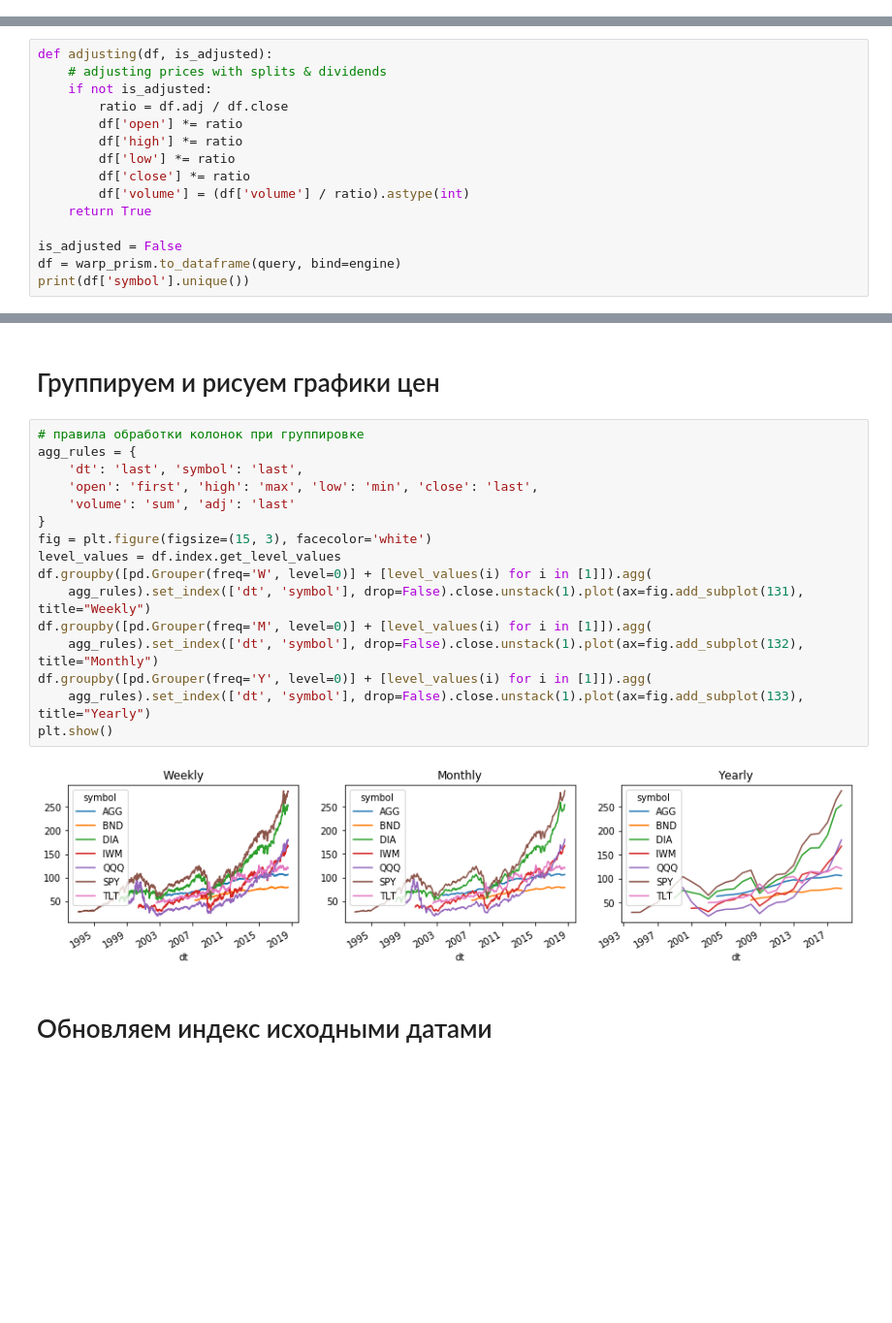
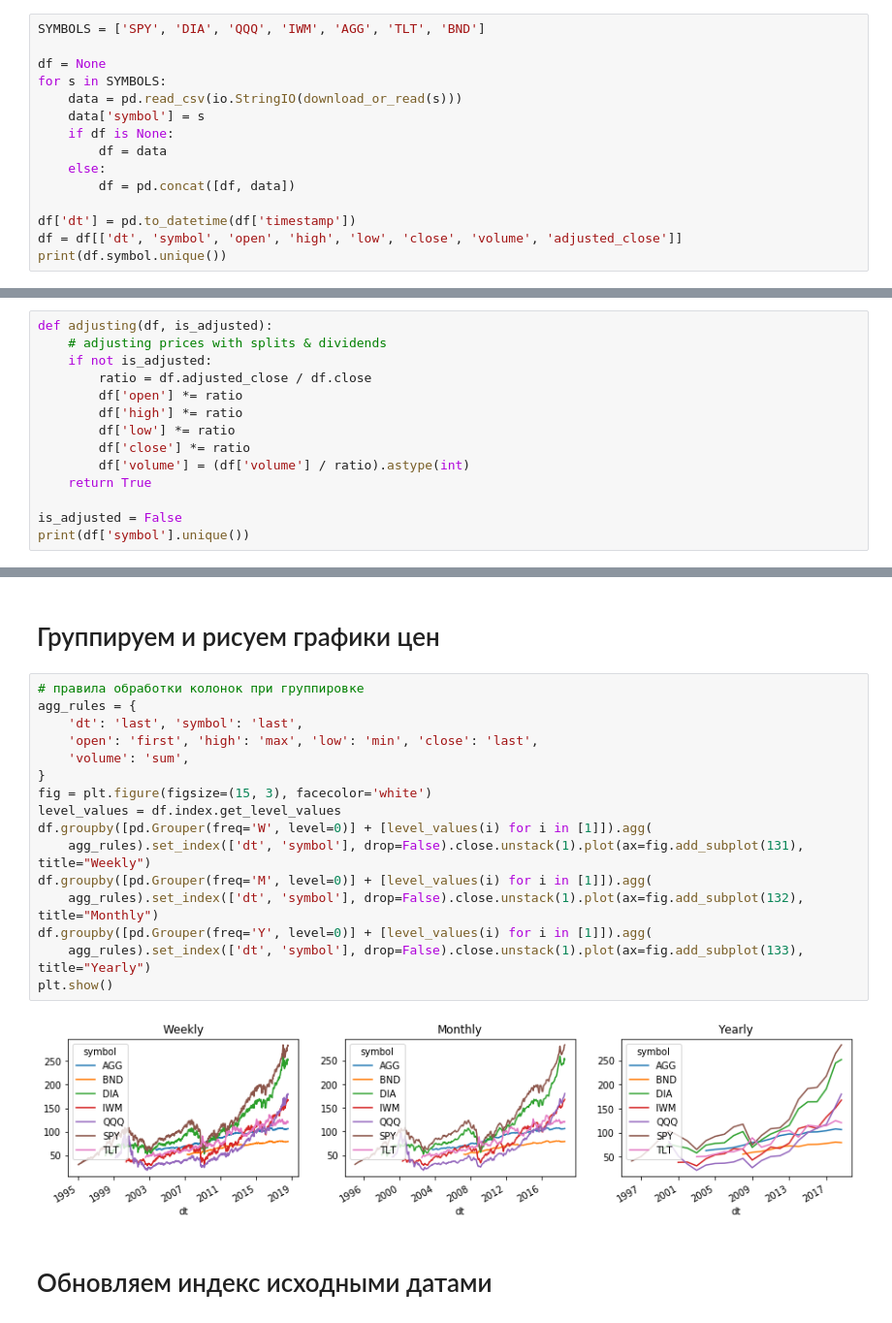
Before and after one commit to iamraa/rebalance.portfolio.python, a Jupyter notebook: portfolio.visualizer.ipynb, the cells around one changed output, grey strips where cells are left out. Shown: that part at 97% size. Saved outputs shown, nothing was run; the diff lists cells and outputs as text; blank space fills up the shorter version.

Commit message:
Add history downloading from free source;

```diff
--- a/portfolio.visualizer.ipynb
+++ b/portfolio.visualizer.ipynb
@@ -39,0 +50,15 @@ query = sa.select(tbl_prices.c).where(
+# %%
+SYMBOLS = ['SPY', 'DIA', 'QQQ', 'IWM', 'AGG', 'TLT', 'BND']
+
+df = None
+for s in SYMBOLS:
+    data = pd.read_csv(io.StringIO(download_or_read(s)))
+    data['symbol'] = s
+    if df is None:
+        df = data
+    else:
+        df = pd.concat([df, data])
+
+df['dt'] = pd.to_datetime(df['timestamp'])
+df = df[['dt', 'symbol', 'open', 'high', 'low', 'close', 'volume', 'adjusted_close']]
+print(df.symbol.unique())
@@ -41,7 +68,7 @@ query = sa.select(tbl_prices.c).where(
 def adjusting(df, is_adjusted):
     # adjusting prices with splits & dividends
     if not is_adjusted:
-        ratio = df.adj / df.close
+        ratio = df.adjusted_close / df.close
         df['open'] *= ratio
         df['high'] *= ratio
         df['low'] *= ratio
@@ -50,6 +77,5 @@ def adjusting(df, is_adjusted):
     return True
 
 is_adjusted = False
-df = warp_prism.to_dataframe(query, bind=engine)
 print(df['symbol'].unique())
 # %% [output]
@@ -86,21 +125,21 @@ df.tail(len(df.index.levels[1]) * 2)
 # %%
 # правила обработки колонок при группировке
 agg_rules = {
     'dt': 'last', 'symbol': 'last',
     'open': 'first', 'high': 'max', 'low': 'min', 'close': 'last',
-    'volume': 'sum', 'adj': 'last'
+    'volume': 'sum',
 }
 fig = plt.figure(figsize=(15, 3), facecolor='white')
 level_values = df.index.get_level_values
 df.groupby([pd.Grouper(freq='W', level=0)] + [level_values(i) for i in [1]]).agg(
     agg_rules).set_index(['dt', 'symbol'], drop=False).close.unstack(1).plot(ax=fig.add_subplot(131), title="Weekly")
 df.groupby([pd.Grouper(freq='M', level=0)] + [level_values(i) for i in [1]]).agg(
     agg_rules).set_index(['dt', 'symbol'], drop=False).close.unstack(1).plot(ax=fig.add_subplot(132), title="Monthly")
 df.groupby([pd.Grouper(freq='Y', level=0)] + [level_values(i) for i in [1]]).agg(
     agg_rules).set_index(['dt', 'symbol'], drop=False).close.unstack(1).plot(ax=fig.add_subplot(133), title="Yearly")
 plt.show()
 # %% [output]
-[figure, old version]
+[figure, new version]
 # %% [markdown]
 # Обновляем индекс исходными датами
 # %%
```
Also changed, not shown: parts of 19 cells of this notebook, 2 other files.
